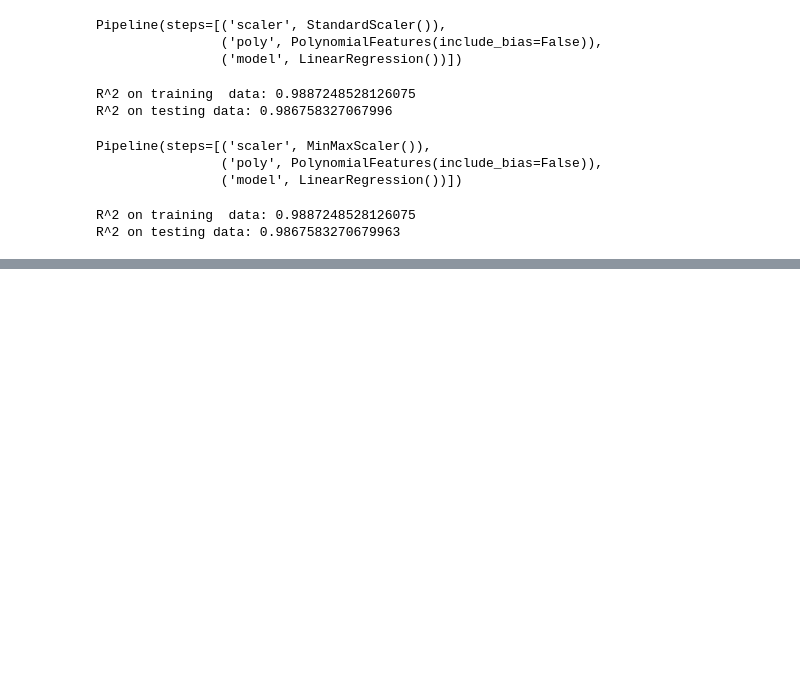
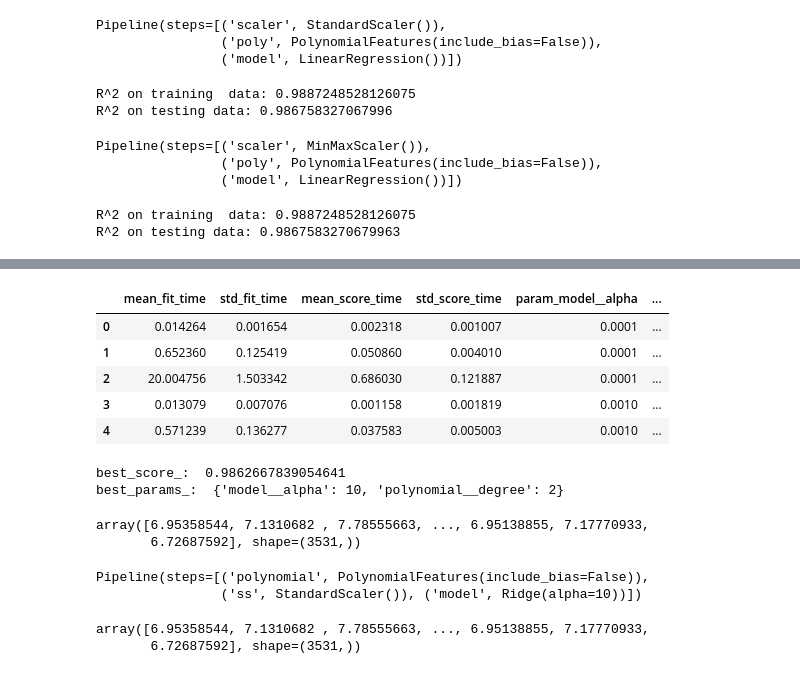
Before and after one commit to MahdiHaroun/Laptop_Prices_Model, a Jupyter notebook: Model.ipynb, the cells around one changed output, grey strips where cells are left out. Cells and saved outputs as stored; diff of their text form; code cells hidden in the pictures; blank space fills up the shorter version.

```diff
--- a/Model.ipynb
+++ b/Model.ipynb
@@ -491,0 +518,3 @@ Pipeline(steps=[('scaler', StandardScaler()),
+# %%
+Input=[ ('polynomial', PolynomialFeatures(include_bias=False,degree=2)),('ss',StandardScaler() ), ('model',Ridge(alpha=1))]
+pipe = Pipeline(Input)
@@ -491,0 +549,35 @@ Pipeline(steps=[('scaler', StandardScaler()),
+# %%
+pd.DataFrame(search.cv_results_).head()
+# %% [output]
+|  | mean_fit_time | std_fit_time | mean_score_time | std_score_time | param_model__alpha | ... |
+| 0 | 0.014264 | 0.001654 | 0.002318 | 0.001007 | 0.0001 | ... |
+| 1 | 0.652360 | 0.125419 | 0.050860 | 0.004010 | 0.0001 | ... |
+| 2 | 20.004756 | 1.503342 | 0.686030 | 0.121887 | 0.0001 | ... |
+| 3 | 0.013079 | 0.007076 | 0.001158 | 0.001819 | 0.0010 | ... |
+| 4 | 0.571239 | 0.136277 | 0.037583 | 0.005003 | 0.0010 | ... |
+# %%
+print("best_score_: ",search.best_score_)
+print("best_params_: ",search.best_params_)
+# %% [output]
+best_score_:  0.9862667839054641
+best_params_:  {'model__alpha': 10, 'polynomial__degree': 2}
+# %%
+
+predict = search.predict(X_test)
+
+predict
+# %% [output]
+array([6.95358544, 7.1310682 , 7.78555663, ..., 6.95138855, 7.17770933,
+       6.72687592], shape=(3531,))
+# %%
+best=search.best_estimator_
+best
+# %% [output]
+Pipeline(steps=[('polynomial', PolynomialFeatures(include_bias=False)),
+                ('ss', StandardScaler()), ('model', Ridge(alpha=10))])
+# %%
+predict = best.predict(X_test)
+predict
+# %% [output]
+array([6.95358544, 7.1310682 , 7.78555663, ..., 6.95138855, 7.17770933,
+       6.72687592], shape=(3531,))
```
Also changed, not shown: parts of 30 cells of this notebook.
